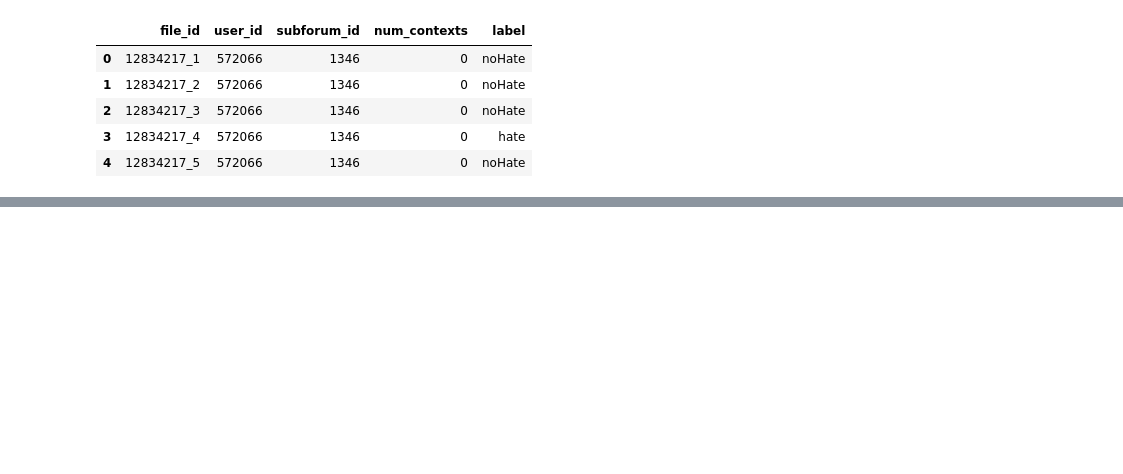
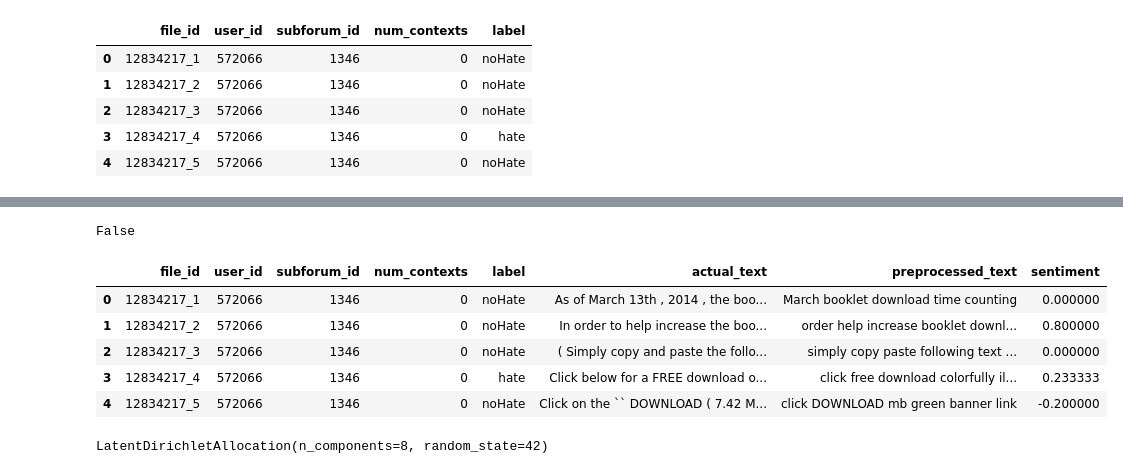
Before and after one commit to Sundaraselvamp/Hate-Speech, a Jupyter notebook: notebook/contextual_analysis.ipynb, the cells around one changed output, grey strips where cells are left out. Cells and saved outputs as stored; diff of their text form; code cells hidden in the pictures; blank space fills up the shorter version.

```diff
--- a/notebook/contextual_analysis.ipynb
+++ b/notebook/contextual_analysis.ipynb
@@ -33,0 +94,4 @@ data.head()
+# %%
+data['preprocessed_text'].isnull().any()
+# %% [output]
+False
@@ -33,0 +103,9 @@ data.head()
+# %%
+data.head()
+# %% [output]
+|  | file_id | user_id | subforum_id | num_contexts | label | actual_text | preprocessed_text | sentiment |
+| 0 | 12834217_1 | 572066 | 1346 | 0 | noHate | As of March 13th , 2014 , the boo... | March booklet download time counting | 0.000000 |
+| 1 | 12834217_2 | 572066 | 1346 | 0 | noHate | In order to help increase the boo... | order help increase booklet downl... | 0.800000 |
+| 2 | 12834217_3 | 572066 | 1346 | 0 | noHate | ( Simply copy and paste the follo... | simply copy paste following text ... | 0.000000 |
+| 3 | 12834217_4 | 572066 | 1346 | 0 | hate | Click below for a FREE download o... | click free download colorfully il... | 0.233333 |
+| 4 | 12834217_5 | 572066 | 1346 | 0 | noHate | Click on the `` DOWNLOAD ( 7.42 M... | click DOWNLOAD mb green banner link | -0.200000 |
@@ -33,0 +116,7 @@ data.head()
+# %%
+# Topic Modelling
+num_topics=8
+lda=LatentDirichletAllocation(n_components=num_topics,random_state=42)
+lda.fit(X_tfidf)
+# %% [output]
+LatentDirichletAllocation(n_components=8, random_state=42)
```
Also changed, not shown: parts of 17 cells of this notebook, 2 other files.
